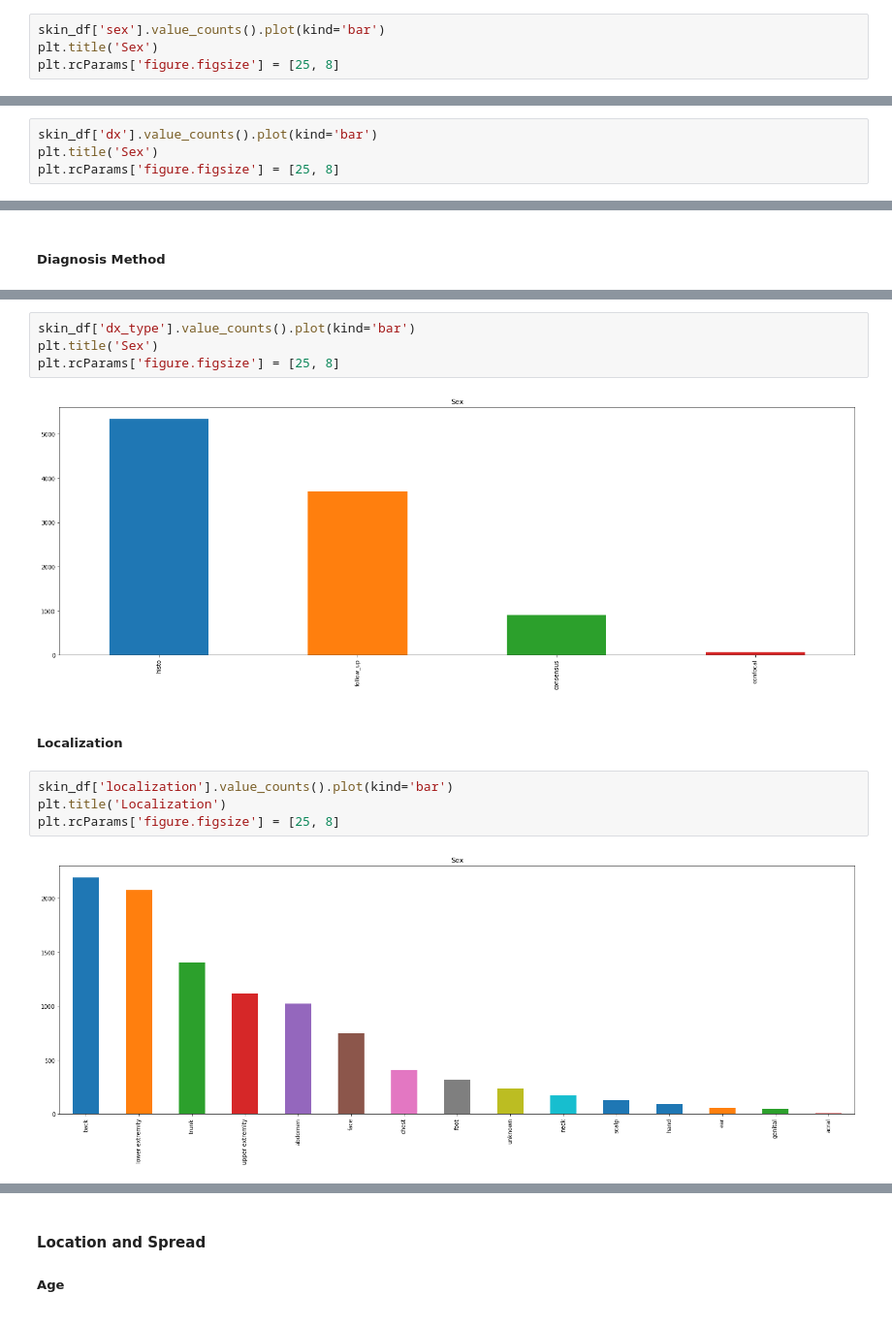
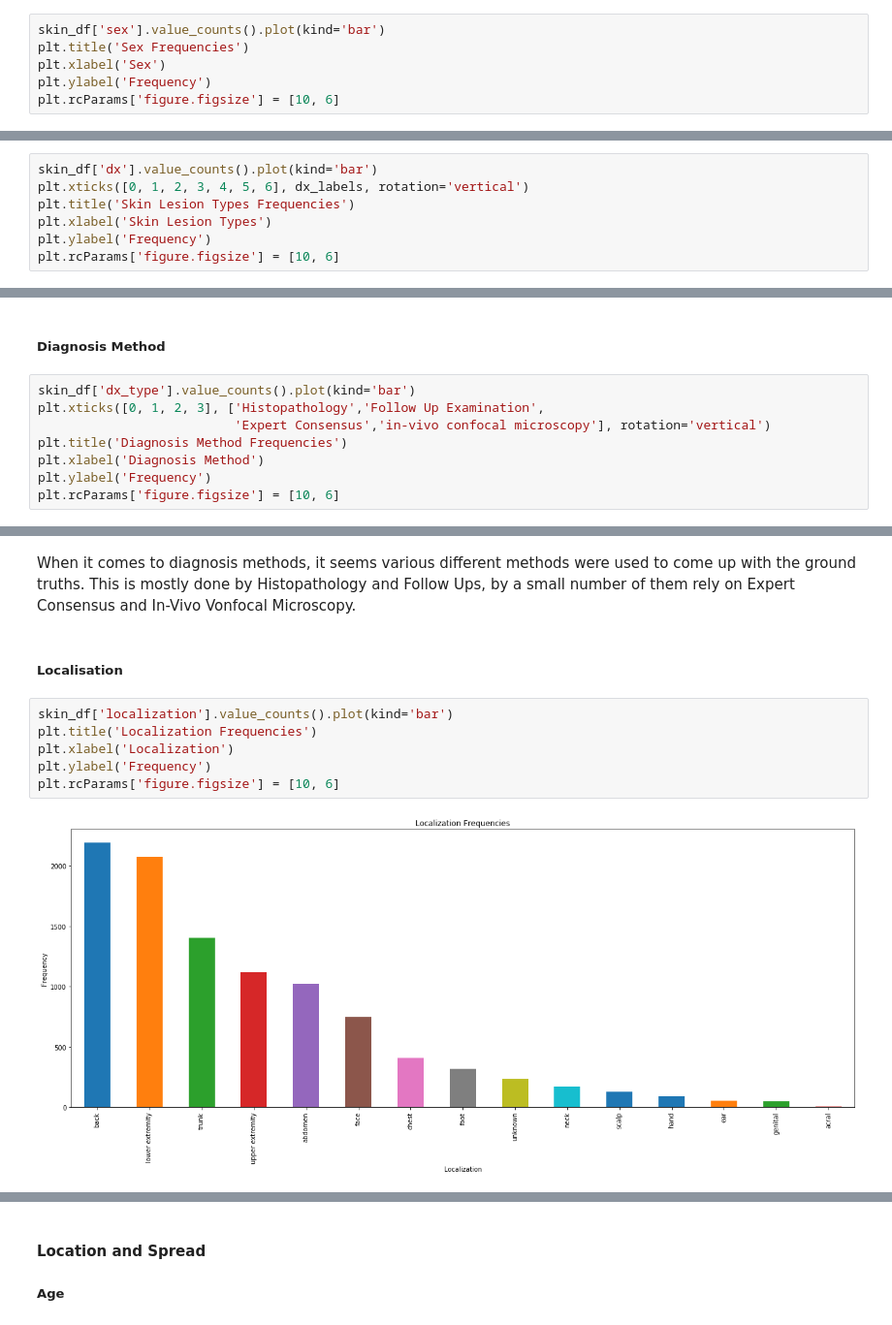
Before and after one commit to Castdeath97/skin-pigment-analysis, a Jupyter notebook: notebooks/DataUnderstanding.ipynb, the cells around one changed output, grey strips where cells are left out. Shown at 97% size. Saved outputs shown, nothing was run; the diff lists cells and outputs as text.

```diff
--- a/notebooks/DataUnderstanding.ipynb
+++ b/notebooks/DataUnderstanding.ipynb
@@ -84,6 +94,8 @@ Exploratory Data Analysis and some unsupervised learning techniques (e.g. PCA An
 ##### Sex
 # %%
 skin_df['sex'].value_counts().plot(kind='bar')
-plt.title('Sex')
-plt.rcParams['figure.figsize'] = [25, 8]
+plt.title('Sex Frequencies')
+plt.xlabel('Sex')
+plt.ylabel('Frequency')
+plt.rcParams['figure.figsize'] = [10, 6]
 # %% [output]
@@ -94,6 +106,9 @@ As can be seen in the frequency bar plot, while not overwhelmingly higher the ma
 ##### Diagnosis
 # %%
 skin_df['dx'].value_counts().plot(kind='bar')
-plt.title('Sex')
-plt.rcParams['figure.figsize'] = [25, 8]
+plt.xticks([0, 1, 2, 3, 4, 5, 6], dx_labels, rotation='vertical')
+plt.title('Skin Lesion Types Frequencies')
+plt.xlabel('Skin Lesion Types')
+plt.ylabel('Frequency')
+plt.rcParams['figure.figsize'] = [10, 6]
 # %% [output]
@@ -101,2 +118,10 @@ plt.rcParams['figure.figsize'] = [25, 8]
 # %% [markdown]
 ##### Diagnosis Method
+# %%
+skin_df['dx_type'].value_counts().plot(kind='bar')
+plt.xticks([0, 1, 2, 3], ['Histopathology','Follow Up Examination',
+                          'Expert Consensus','in-vivo confocal microscopy'], rotation='vertical')
+plt.title('Diagnosis Method Frequencies')
+plt.xlabel('Diagnosis Method')
+plt.ylabel('Frequency')
+plt.rcParams['figure.figsize'] = [10, 6]
@@ -103,14 +130,12 @@ plt.rcParams['figure.figsize'] = [25, 8]
+# %% [markdown]
+When it comes to diagnosis methods, it seems various different methods were used to come up with the ground truths. This is mostly done by Histopathology and Follow Ups, by a small number of them rely on Expert Consensus and In-Vivo Vonfocal Microscopy.
+# %% [markdown]
+##### Localisation
 # %%
-skin_df['dx_type'].value_counts().plot(kind='bar')
-plt.title('Sex')
-plt.rcParams['figure.figsize'] = [25, 8]
+skin_df['localization'].value_counts().plot(kind='bar')
+plt.title('Localization Frequencies')
+plt.xlabel('Localization')
+plt.ylabel('Frequency')
+plt.rcParams['figure.figsize'] = [10, 6]
 # %% [output]
-[figure, old version]
+[figure, new version]
-# %% [markdown]
-##### Localization
-# %%
-skin_df['localization'].value_counts().plot(kind='bar')
-plt.title('Localization')
-plt.rcParams['figure.figsize'] = [25, 8]
-# %% [output]
-[figure, removed]
```
Also changed, not shown: parts of 21 cells of this notebook, 1 other file.
